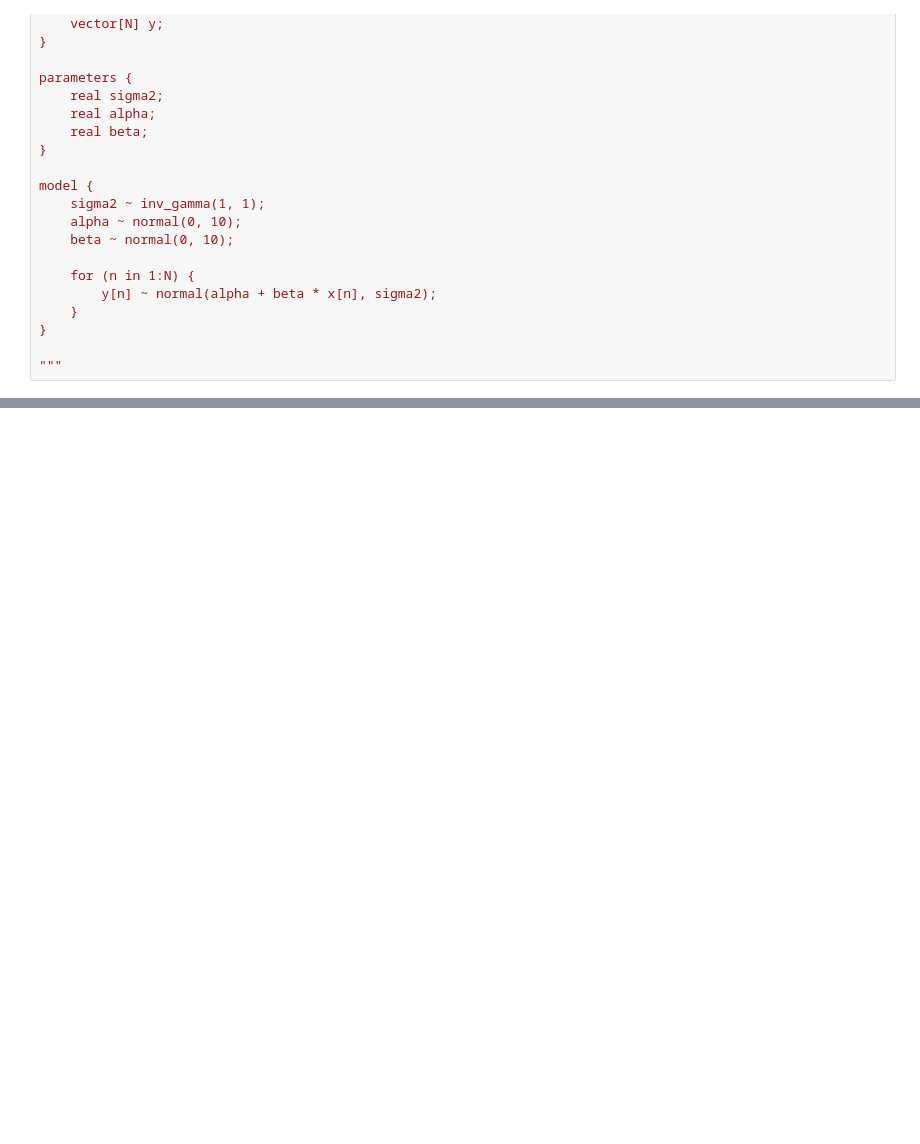
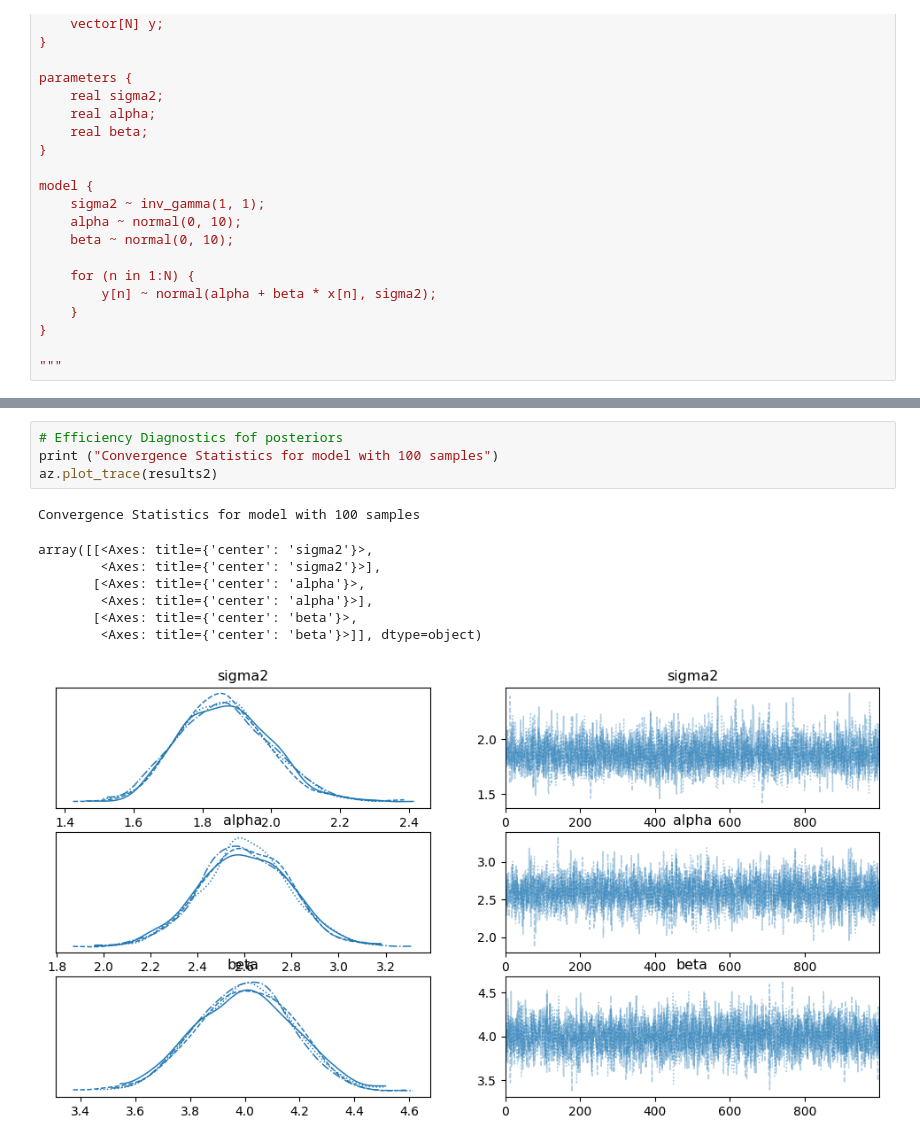
Before and after one commit to NightHydra/CognitiveModelingHomework, a Jupyter notebook: Homeworks/HW3/hw_3_problem5.ipynb, the cells around one changed output, grey strips where cells are left out. Drawn from its saved outputs; the diff is of its cells as text; blank space fills up the shorter version.

```diff
--- a/Homeworks/HW3/hw_3_problem5.ipynb
+++ b/Homeworks/HW3/hw_3_problem5.ipynb
@@ -102,0 +116,13 @@ results_df.head()
+# %%
+# Efficiency Diagnostics fof posteriors
+print ("Convergence Statistics for model with 100 samples")
+az.plot_trace(results2)
+# %% [output]
+Convergence Statistics for model with 100 samples
+array([[<Axes: title={'center': 'sigma2'}>,
+        <Axes: title={'center': 'sigma2'}>],
+       [<Axes: title={'center': 'alpha'}>,
+        <Axes: title={'center': 'alpha'}>],
+       [<Axes: title={'center': 'beta'}>,
+        <Axes: title={'center': 'beta'}>]], dtype=object)
+[figure, added]
```
Also changed, not shown: parts of 10 cells of this notebook, 3 other files.
